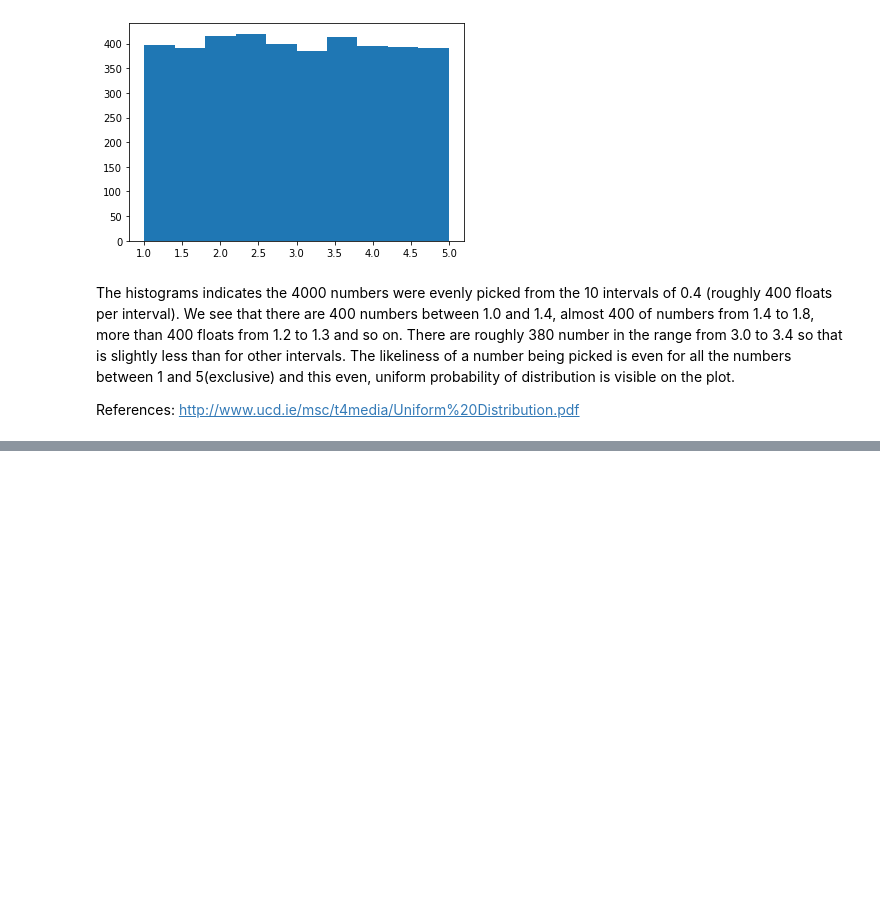
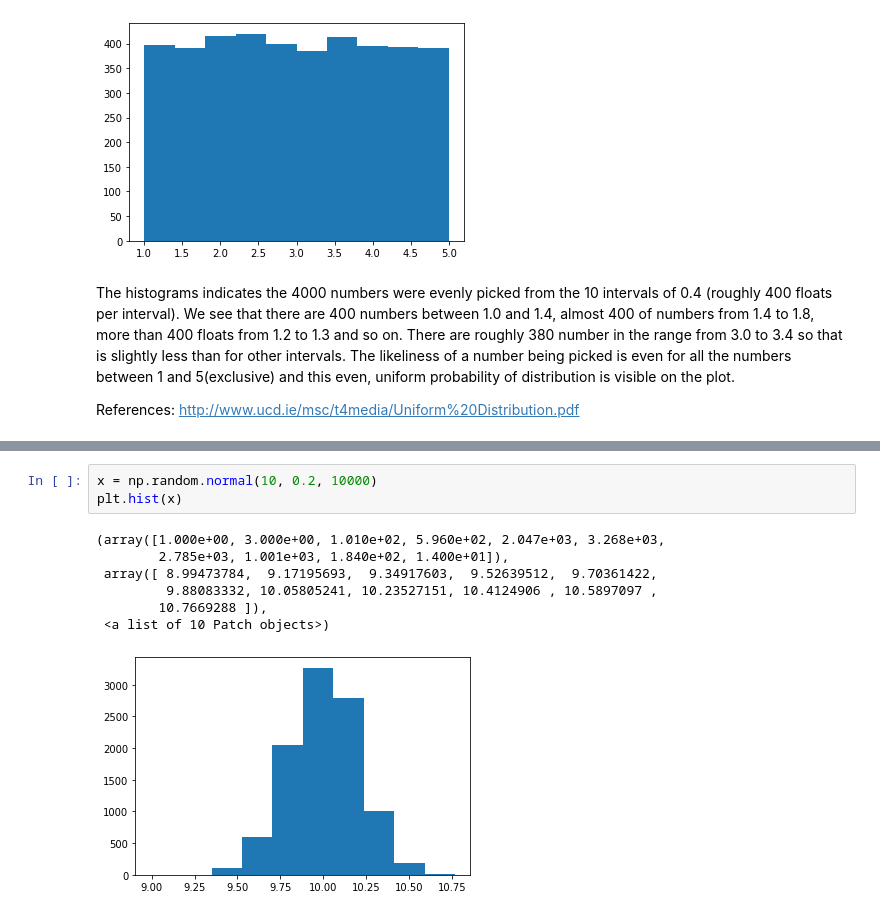
Before and after one commit to KatarzynaConnell/Numpy.random_assignment, a Jupyter notebook: numpy.random.ipynb, the cells around one changed output, grey strips where cells are left out. Cells and saved outputs as stored; diff of their text form; blank space fills up the shorter version.

```diff
--- a/numpy.random.ipynb
+++ b/numpy.random.ipynb
@@ -404,0 +444,11 @@ NameError: name 'plt' is not defined
+# %%
+x = np.random.normal(10, 0.2, 10000)
+plt.hist(x)
+# %% [output]
+(array([1.000e+00, 3.000e+00, 1.010e+02, 5.960e+02, 2.047e+03, 3.268e+03,
+        2.785e+03, 1.001e+03, 1.840e+02, 1.400e+01]),
+ array([ 8.99473784,  9.17195693,  9.34917603,  9.52639512,  9.70361422,
+         9.88083332, 10.05805241, 10.23527151, 10.4124906 , 10.5897097 ,
+        10.7669288 ]),
+ <a list of 10 Patch objects>)
+[figure, added]
```
Also changed, not shown: parts of 16 cells of this notebook.
